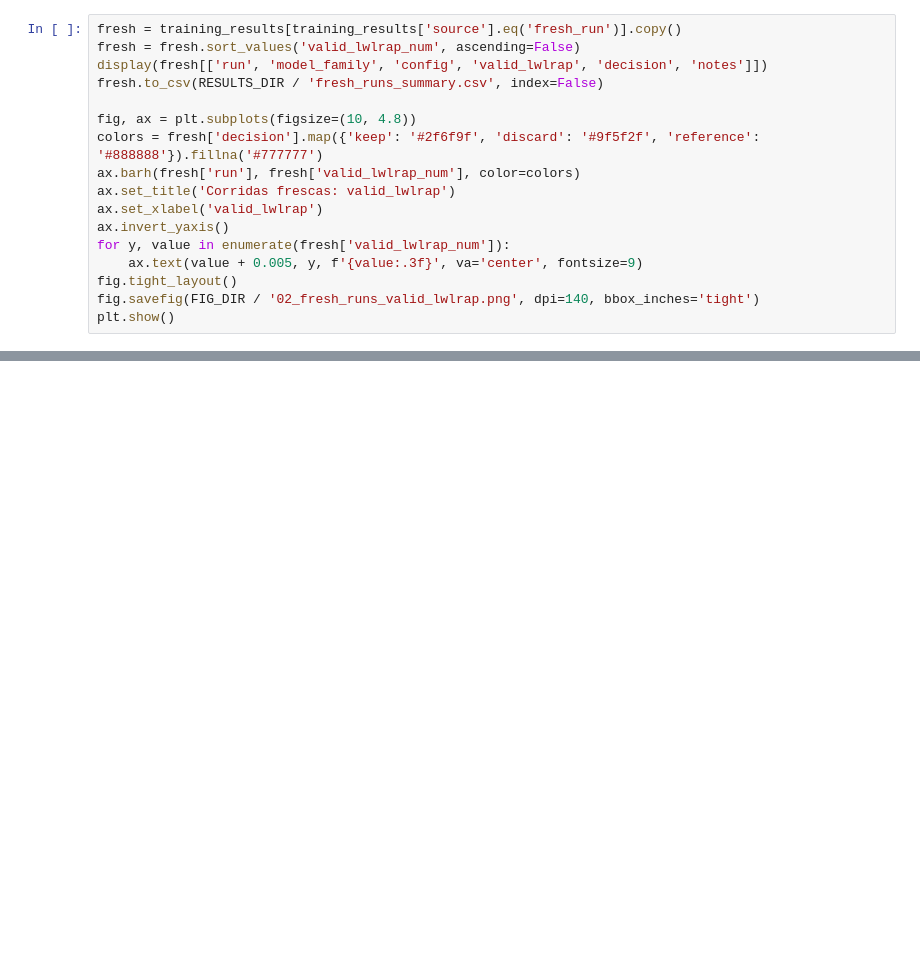
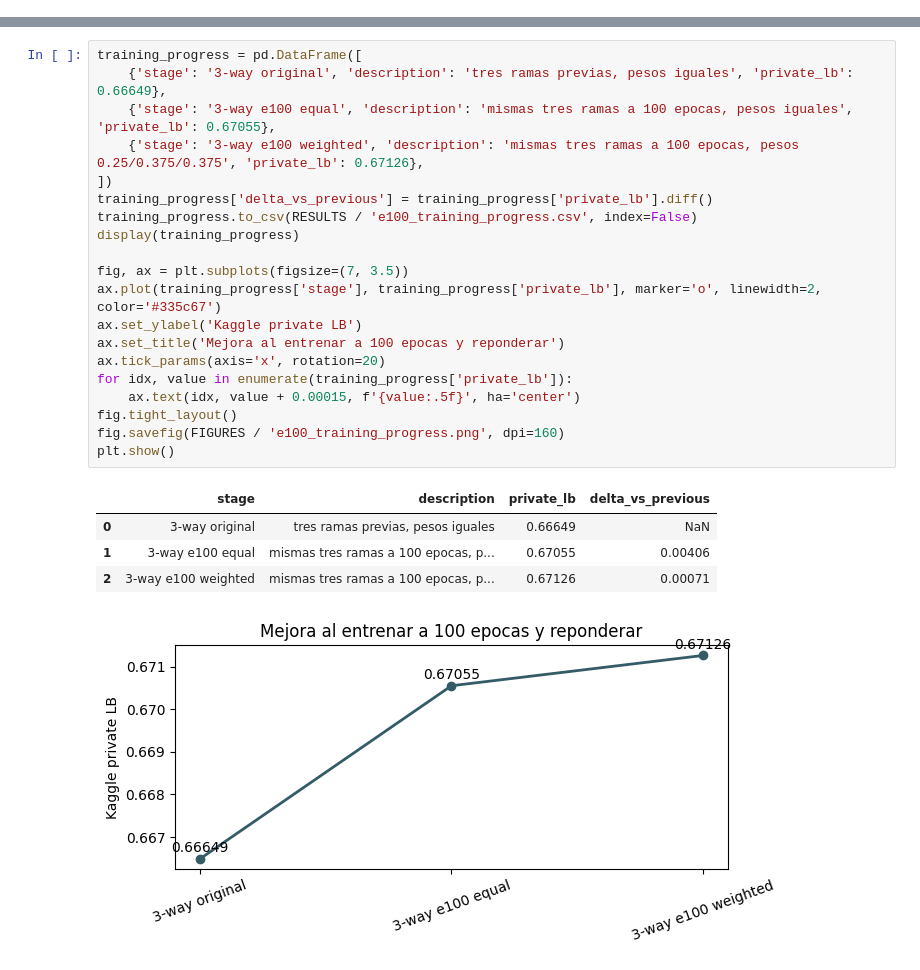
Before and after one commit to srodriguez-lefebre/2_TallerAA, a Jupyter notebook: 03_entrenamiento/01_baselines_y_modelos.ipynb, the cells around one changed output, grey strips where cells are left out. Cells and saved outputs as stored; diff of their text form; blank space fills up the shorter version.

```diff
--- a/03_entrenamiento/01_baselines_y_modelos.ipynb
+++ b/03_entrenamiento/01_baselines_y_modelos.ipynb
@@ -104,17 +0,0 @@ Estas son las corridas que se dejaron registradas para esta entrega. Sirven para
-# %%
-fresh = training_results[training_results['source'].eq('fresh_run')].copy()
-fresh = fresh.sort_values('valid_lwlrap_num', ascending=False)
-display(fresh[['run', 'model_family', 'config', 'valid_lwlrap', 'decision', 'notes']])
-fresh.to_csv(RESULTS_DIR / 'fresh_runs_summary.csv', index=False)
-
-fig, ax = plt.subplots(figsize=(10, 4.8))
-colors = fresh['decision'].map({'keep': '#2f6f9f', 'discard': '#9f5f2f', 'reference': '#888888'}).fillna('#777777')
-ax.barh(fresh['run'], fresh['valid_lwlrap_num'], color=colors)
-ax.set_title('Corridas frescas: valid_lwlrap')
-ax.set_xlabel('valid_lwlrap')
-ax.invert_yaxis()
-for y, value in enumerate(fresh['valid_lwlrap_num']):
-    ax.text(value + 0.005, y, f'{value:.3f}', va='center', fontsize=9)
-fig.tight_layout()
-fig.savefig(FIG_DIR / '02_fresh_runs_valid_lwlrap.png', dpi=140, bbox_inches='tight')
-plt.show()
@@ -331,0 +115,26 @@ Los pesos de ensamble finales quedan documentados en `04_final/final_selection.m
+# %%
+training_progress = pd.DataFrame([
+    {'stage': '3-way original', 'description': 'tres ramas previas, pesos iguales', 'private_lb': 0.66649},
+    {'stage': '3-way e100 equal', 'description': 'mismas tres ramas a 100 epocas, pesos iguales', 'private_lb': 0.67055},
+    {'stage': '3-way e100 weighted', 'description': 'mismas tres ramas a 100 epocas, pesos 0.25/0.375/0.375', 'private_lb': 0.67126},
+])
+training_progress['delta_vs_previous'] = training_progress['private_lb'].diff()
+training_progress.to_csv(RESULTS / 'e100_training_progress.csv', index=False)
+display(training_progress)
+
+fig, ax = plt.subplots(figsize=(7, 3.5))
+ax.plot(training_progress['stage'], training_progress['private_lb'], marker='o', linewidth=2, color='#335c67')
+ax.set_ylabel('Kaggle private LB')
+ax.set_title('Mejora al entrenar a 100 epocas y reponderar')
+ax.tick_params(axis='x', rotation=20)
+for idx, value in enumerate(training_progress['private_lb']):
+    ax.text(idx, value + 0.00015, f'{value:.5f}', ha='center')
+fig.tight_layout()
+fig.savefig(FIGURES / 'e100_training_progress.png', dpi=160)
+plt.show()
+# %% [output]
+|  | stage | description | private_lb | delta_vs_previous |
+| 0 | 3-way original | tres ramas previas, pesos iguales | 0.66649 | NaN |
+| 1 | 3-way e100 equal | mismas tres ramas a 100 epocas, p... | 0.67055 | 0.00406 |
+| 2 | 3-way e100 weighted | mismas tres ramas a 100 epocas, p... | 0.67126 | 0.00071 |
+[figure, added]
```
Also changed, not shown: parts of 27 cells of this notebook, 36 other files.
